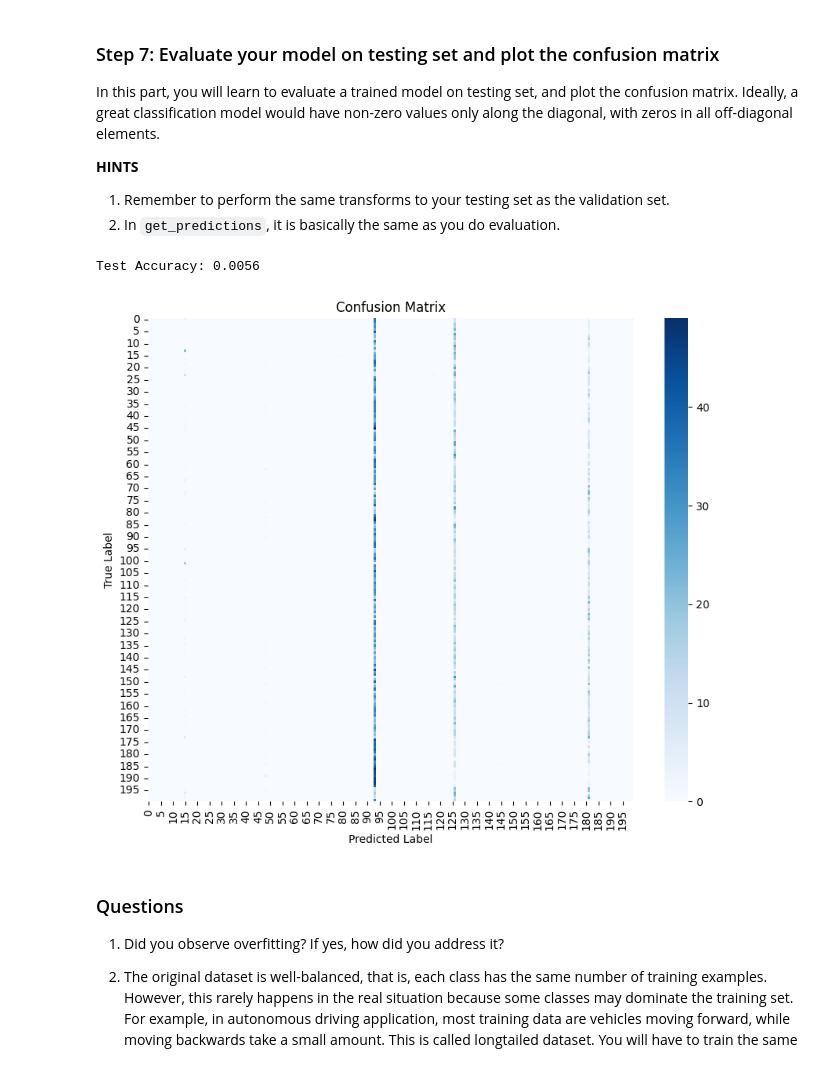
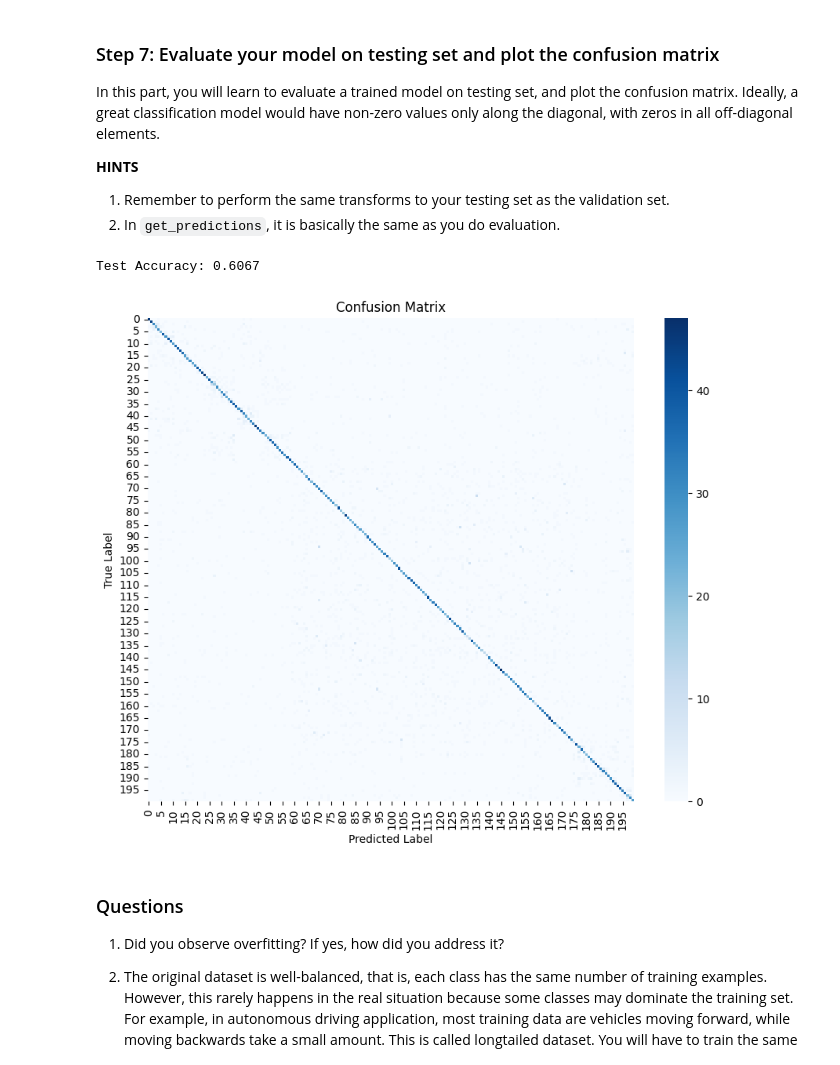
Before and after one commit to Sam-0505/assignment_1, a Jupyter notebook: AI4CV_hw1_part1.ipynb, the cells around one changed output. Drawn from its saved outputs; the diff is of its cells as text; code cells hidden in the pictures.

```diff
--- a/AI4CV_hw1_part1.ipynb
+++ b/AI4CV_hw1_part1.ipynb
@@ -603,6 +603,10 @@ test_loader = DataLoader(test_dataset, batch_size, shuffle=False)
 # ==> model.load_state_dict(torch.load('/path/to/your/saved/model.pth'))
 
 # Change model to evaluation phase
+model.load_state_dict(torch.load(
+    'cnn_resnet_wide_ls_mixup_cutmix_best_weights.pth',
+    map_location=device, weights_only=True,
+)["model_state_dict"])
 model.eval()
 
 # Function to get predictions and true labels
@@ -620,35 +624,35 @@ def get_predictions(model, dataloader):
             preds = outputs.argmax(dim=1)
 
             all_predictions.extend(preds.cpu().numpy())
             all_labels.extend(labels.cpu().numpy())
     #############################################################
     #                      Your code here                       #
     #############################################################
     return np.array(all_predictions), np.array(all_labels)
 
 
 ### Get predictions and true labels
 predictions, true_labels = get_predictions(model, test_loader)
 
 ################# Compute confusion matrix ##################
 #############################################################
 # cm = ?                                                    #
 #############################################################
 cm = confusion_matrix(true_labels, predictions, labels=np.arange(num_classes))
 
 ### Calculate accuracy
 accuracy = (predictions == true_labels).mean()
 print(f"Test Accuracy: {accuracy:.4f}")
 
 plt.figure(figsize=(10, 8))
 sns.heatmap(cm, cmap='Blues', cbar=True)
 plt.xlabel('Predicted Label')
 plt.ylabel('True Label')
 plt.title('Confusion Matrix')
 plt.show()
 # %% [output]
-Test Accuracy: 0.0056
+Test Accuracy: 0.6067
-[figure, old version]
+[figure, new version]
 # %% [markdown]
 ### Questions
 1. Did you observe overfitting? If yes, how did you address it?
```
